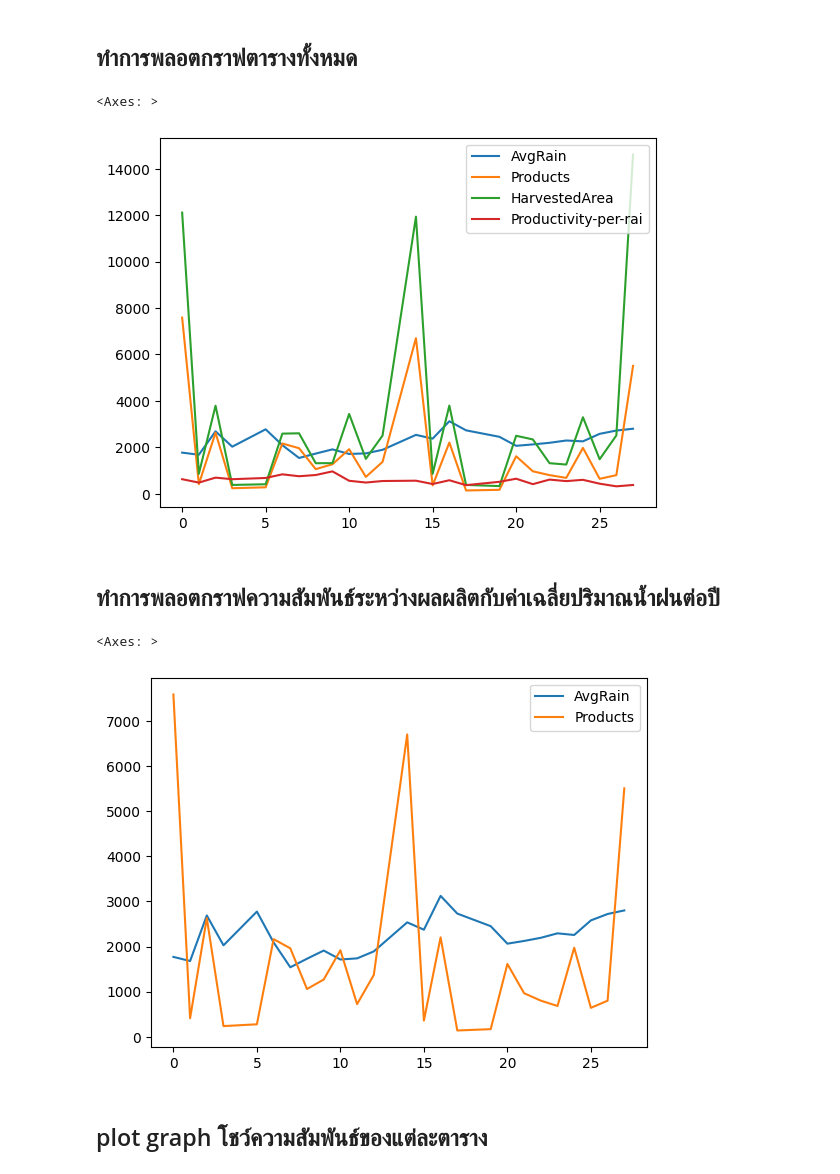
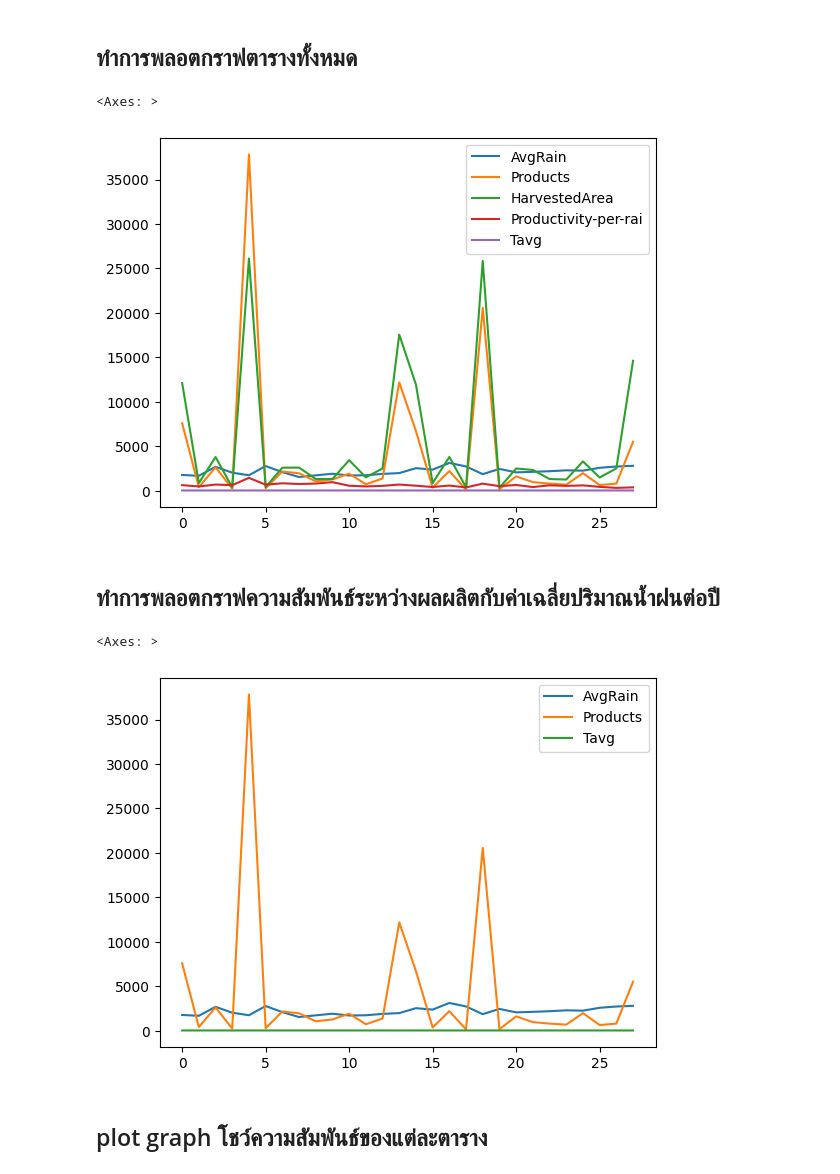
Before and after one commit to S0ngSTK/Dataset_Final, a Jupyter notebook: FINAL_PROJECT_PROTOTYPE.ipynb, the cells around one changed output. Cells and saved outputs as stored; diff of their text form; code cells hidden in the pictures.

```diff
--- a/FINAL_PROJECT_PROTOTYPE.ipynb
+++ b/FINAL_PROJECT_PROTOTYPE.ipynb
@@ -47,2 +45,4 @@ import pandas as pd
 # %%
-rainfall = pd.read_csv('https://raw.githubusercontent.com/S0ngSTK/Dataset_Final/main/%E0%B8%8A%E0%B8%B8%E0%B8%94%E0%B8%82%E0%B9%89%E0%B8%AD%E0%B8%A1%E0%B8%B9%E0%B8%A5%E0%B8%9B%E0%B8%A3%E0%B8%B4%E0%B8%A1%E0%B8%B2%E0%B8%93%E0%B8%99%E0%B9%89%E0%B8%B3%E0%B8%9D%E0%B8%99%E0%B8%9B%E0%B8%A3%E0%B8%B0%E0%B9%80%E0%B8%97%E0%B8%A8%E0%B9%84%E0%B8%97%E0%B8%A2-.csv')
+import pandas as pd
+rainfall = pd.read_csv('https://raw.githubusercontent.com/S0ngSTK/Dataset_Final/main/%E0%B8%8A%E0%B8%B8%E0%B8%94%E0%B8%82%E0%B9%89%E0%B8%AD%E0%B8%A1%E0%B8%B9%E0%B8%A5%E0%B8%9B%E0%B8%A3%E0%B8%B4%E0%B8%A1%E0%B8%B2%E0%B8%93%E0%B8%99%E0%B9%89%E0%B8%B3%E0%B8%9D%E0%B8%99%E0%B8%9B%E0%B8%A3%E0%B8%B0%E0%B9%80%E0%B8%97%E0%B8%A8%E0%B9%84%E0%B8%97%E0%B8%A2-1.csv')
+rainfall.iloc[0]
@@ -487,4 +469,4 @@ merged_rain_rumbatan
 # %% [markdown]
 ## Drop ตารางที่ไม่สำพันธ์กับการคาดการณ์ข้อมูล
 # %%
-merged_rain_rumbatan.drop(['Year','ProvinceID','ProvinceName','สัดส่วน'],axis=1,inplace=True)
+merged_rain_rumbatan.drop(['Year','ProvinceID_x','pro_th','สัดส่วน','ProvinceID_y'],axis=1,inplace=True)
@@ -513,6 +473,3 @@ merged_rain_rumbatan
-# %%
-drop_over_outlier = merged_rain_rumbatan[merged_rain_rumbatan['Products']>10000].index
-merged_rain_rumbatan.drop(drop_over_outlier,inplace=True)
 # %%
 merged_rain_rumbatan.info()
 # %% [output]
@@ -533,15 +491,15 @@ memory usage: 1000.0 bytes
 merged_rain_rumbatan.plot()
 # %% [output]
 <Axes: >
-[figure, old version]
+[figure, new version]
 # %% [markdown]
 ## ทำการพลอตกราฟความสัมพันธ์ระหว่างผลผลิตกับค่าเฉลี่ยปริมาณน้ำฝนต่อปี
 # %%
-columns_to_plot = ["AvgRain", "Products"]
+columns_to_plot = ["AvgRain", "Products","Tavg"]
 merged_rain_rumbatan[columns_to_plot].plot()
 # %% [output]
 <Axes: >
-[figure, old version]
+[figure, new version]
 # %% [markdown]
 ## plot graph โชว์ความสัมพันธ์ของแต่ละตาราง
 # %%
```
Also changed, not shown: parts of 43 cells of this notebook.
